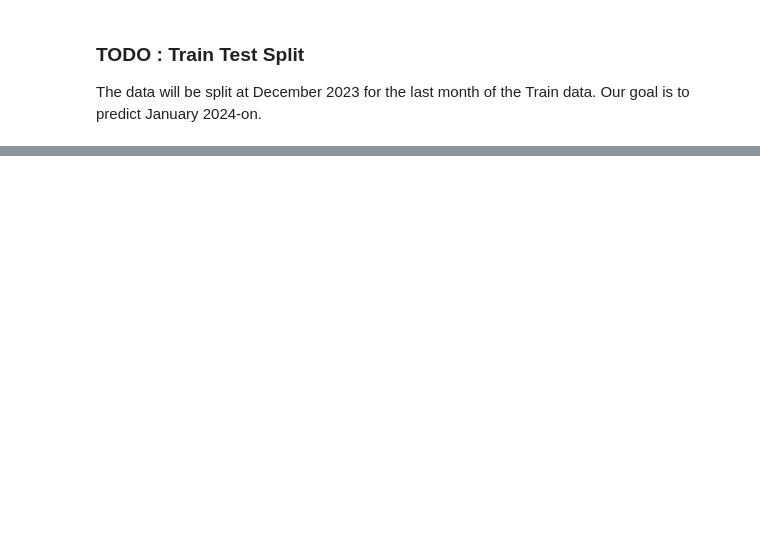
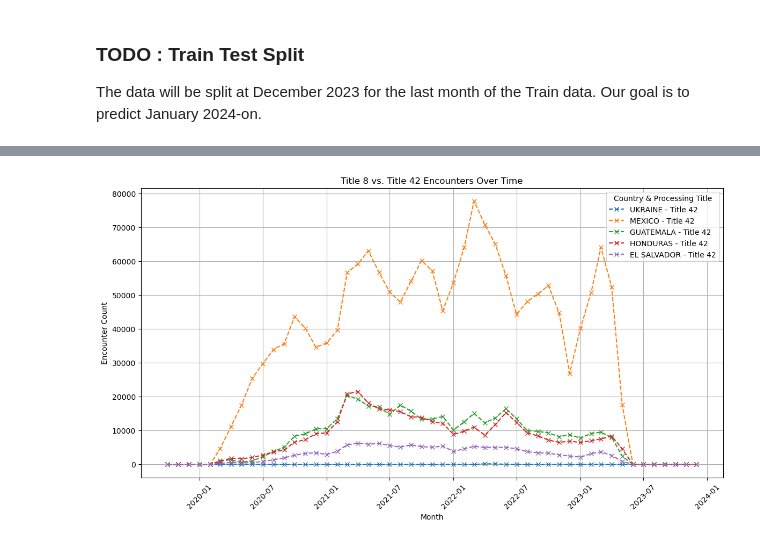
Before and after one commit to alanklin/AA-Capstone, a Jupyter notebook: Code/Notebooks/week3_eda.ipynb, the cells around one changed output, grey strips where cells are left out. Cells and saved outputs as stored; diff of their text form; code cells hidden in the pictures; blank space fills up the shorter version.

```diff
--- a/Code/Notebooks/week3_eda.ipynb
+++ b/Code/Notebooks/week3_eda.ipynb
@@ -109,0 +191,22 @@ test_df.to_csv(sector_data_csv_path_test, index=False)
+# %%
+
+
+# Filter dataset for those countries
+filtered_data = train_df[train_df["Citizenship"].isin(affected_countries)]
+
+# Ensure Title of Authority column exists
+if "Title of Authority" in filtered_data.columns:
+    # Aggregate encounters by MonthDate, Citizenship, and Title of Authority
+    df_agg = filtered_data.groupby(["Year-Date", "Citizenship", "Title of Authority"])["Encounter Count"].sum().reset_index()
+else:
+    print("Column 'Title of Authority' not found in dataset")
+
+
+# Pivot data to separate Title 8 and Title 42
+df_pivot = df_agg.pivot_table(index=["Year-Date", "Citizenship"],
+                              columns="Title of Authority",
+                              values="Encounter Count",
+                              fill_value=0).reset_index()
+
+
+df_pivot
@@ -109,0 +227,24 @@ test_df.to_csv(sector_data_csv_path_test, index=False)
+# %%
+# Rename columns for clarity
+df_pivot.columns = ["Year-Date", "Citizenship", "Title 42", "Title 8"]
+
+
+plt.figure(figsize=(14, 7))
+
+# Plot each country's Title 8 vs Title 42 encounters
+for country in affected_countries:
+    country_data = df_pivot[df_pivot["Citizenship"] == country]
+    #plt.plot(country_data["Year-Date"], country_data["Title 8"], label=f"{country} - Title 8", linestyle='-', marker='o')
+    plt.plot(country_data["Year-Date"], country_data["Title 42"], label=f"{country} - Title 42", linestyle='--', marker='x')
+
+# Formatting
+plt.xlabel("Month")
+plt.ylabel("Encounter Count")
+plt.title("Title 8 vs. Title 42 Encounters Over Time")
+plt.xticks(rotation=45)
+plt.legend(title="Country & Processing Title")
+plt.grid(True)
+
+plt.show()
+# %% [output]
+[figure, added]
```
Also changed, not shown: parts of 11 cells of this notebook.
